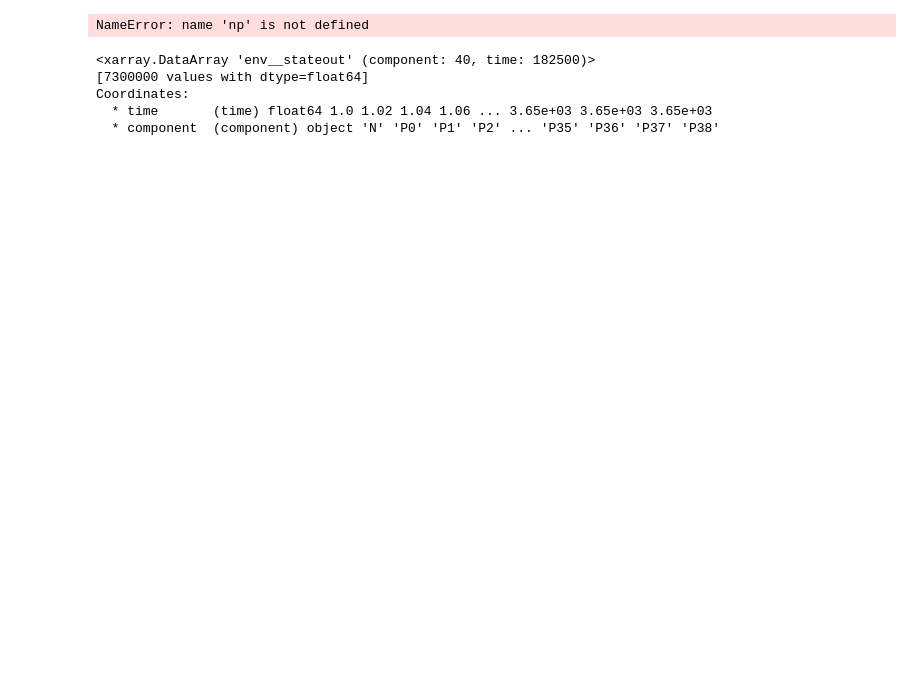
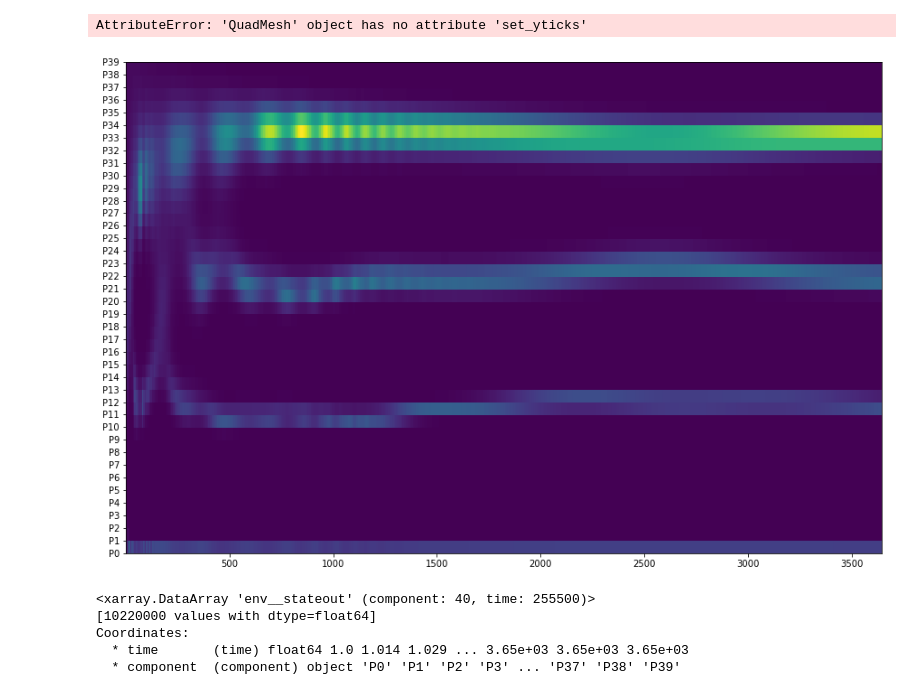
Before and after one commit to ben1post/kaweahcode, a Jupyter notebook: xarray-simlab-experiments/ASTroCAT_plot_01.ipynb, the cells around one changed output. Drawn from its saved outputs; the diff is of its cells as text; code cells hidden in the pictures; blank space fills up the shorter version.

```diff
--- a/xarray-simlab-experiments/ASTroCAT_plot_01.ipynb
+++ b/xarray-simlab-experiments/ASTroCAT_plot_01.ipynb
@@ -31,7 +32,5 @@ Data variables:
 model_out = data.set_index(component = 'env__component')
 # %%
 #calculate sizes:
-numbers = np.array([i for i in range(40)])
-sizes = (np.log(20) - np.log(1))* numbers / (40-1) + np.log(1)
+#numbers = np.array([i for i in range(40)])
+#sizes = (np.log(20) - np.log(1))* numbers / (40-1) + np.log(1)
-# %% [output]
-NameError: name 'np' is not defined
@@ -40,15 +39,23 @@ sizes
+# %%
+a = plt.pcolormesh(P_out[:,::500].time,P_out[:,::500].component,P_out[:,::500].values)
+a.set_yticks()
+
+a
+# %% [output]
+AttributeError: 'QuadMesh' object has no attribute 'set_yticks'
+[figure, added]
 # %%
 
 plt.rcParams['figure.figsize'] = [20, 7]
 # %%
-P_out = model_out.env__stateout[:,0:40].T
-Z_out = model_out.env__stateout[:,40:80].T
-N_out = model_out.env__stateout[:,80]
+P_out = model_out.env__stateout.sel(component=['P'+str(i) for i in range(40)]).T
+Z_out = model_out.env__stateout.sel(component=['Z'+str(i) for i in range(40)]).T
+N_out = model_out.env__stateout.sel(component='N').T
 #plt.show()
 P_out
 # %% [output]
-<xarray.DataArray 'env__stateout' (component: 40, time: 182500)>
-[7300000 values with dtype=float64]
+<xarray.DataArray 'env__stateout' (component: 40, time: 255500)>
+[10220000 values with dtype=float64]
 Coordinates:
-  * time       (time) float64 1.0 1.02 1.04 1.06 ... 3.65e+03 3.65e+03 3.65e+03
-  * component  (component) object 'N' 'P0' 'P1' 'P2' ... 'P35' 'P36' 'P37' 'P38'
+  * time       (time) float64 1.0 1.014 1.029 ... 3.65e+03 3.65e+03 3.65e+03
+  * component  (component) object 'P0' 'P1' 'P2' 'P3' ... 'P37' 'P38' 'P39'
```
Also changed, not shown: parts of 12 cells of this notebook, 2 other files.
